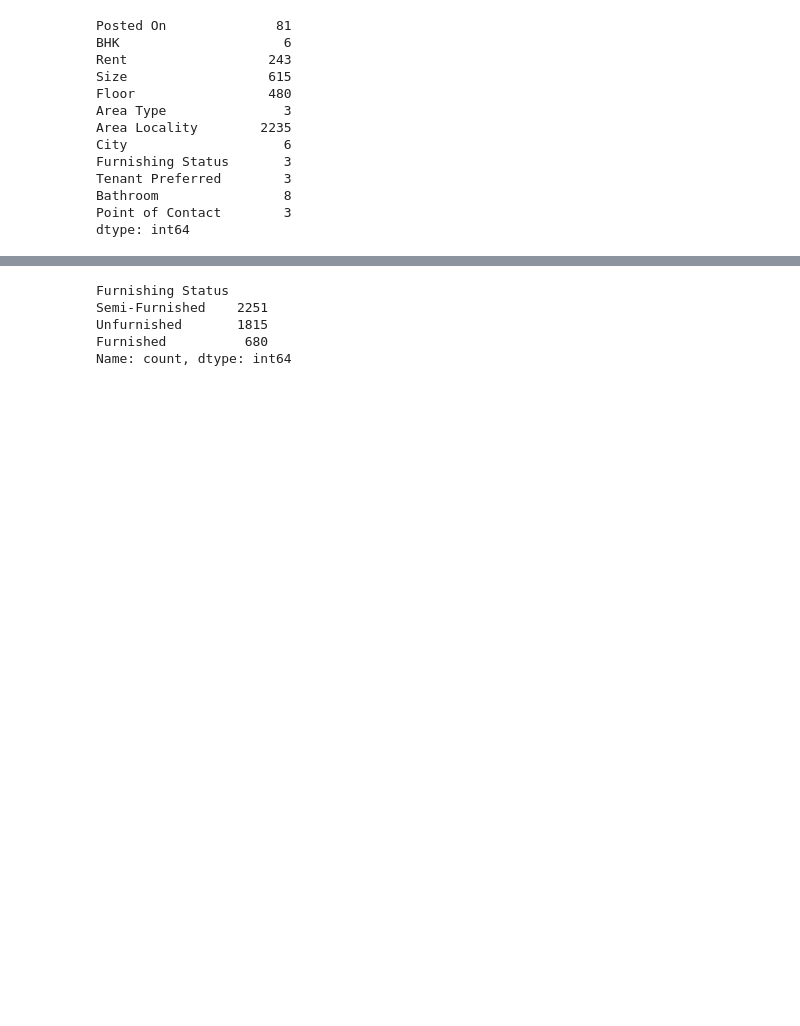
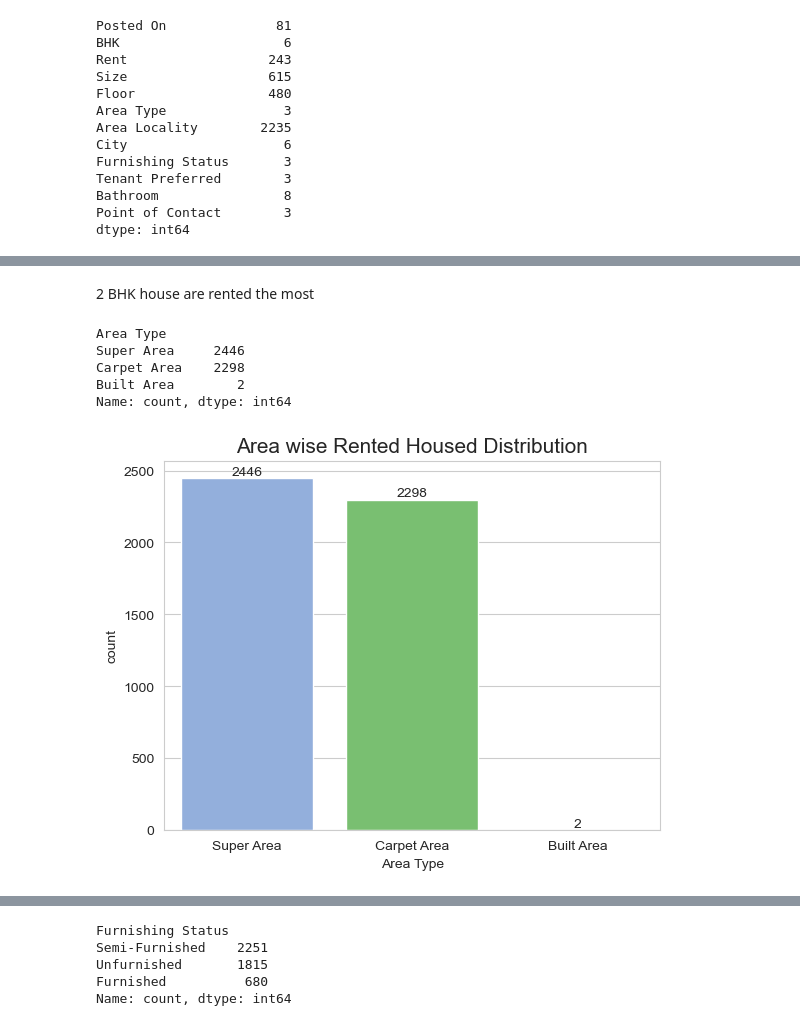
Before and after one commit to suchi-ta/Linear_Regression_model, a Jupyter notebook: regression.ipynb, the cells around one changed output, grey strips where cells are left out. Drawn from its saved outputs; the diff is of its cells as text; code cells hidden in the pictures; blank space fills up the shorter version.

```diff
--- a/regression.ipynb
+++ b/regression.ipynb
@@ -143,0 +161,18 @@ Name: count, dtype: int64
+# %% [markdown]
+2 BHK house are rented the most
+# %%
+print(data['Area Type'].value_counts() )
+
+
+ax = sns.countplot(x='Area Type',data=data, palette=['#87ace8', '#6ecc64', '#EAE509'])
+for container in ax.containers:
+    ax.bar_label(container)
+plt.title('Area wise Rented Housed Distribution',fontsize=15)
+plt.show()
+# %% [output]
+Area Type
+Super Area     2446
+Carpet Area    2298
+Built Area        2
+Name: count, dtype: int64
+[figure, added]
```
Also changed, not shown: parts of 53 cells of this notebook, 1 other file.
